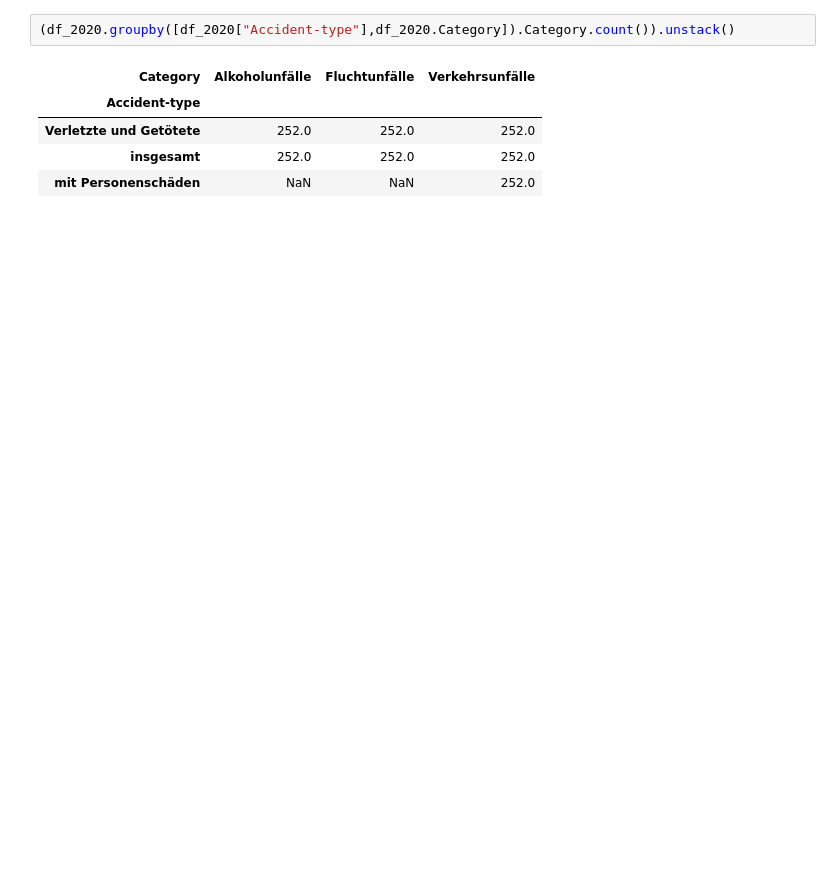
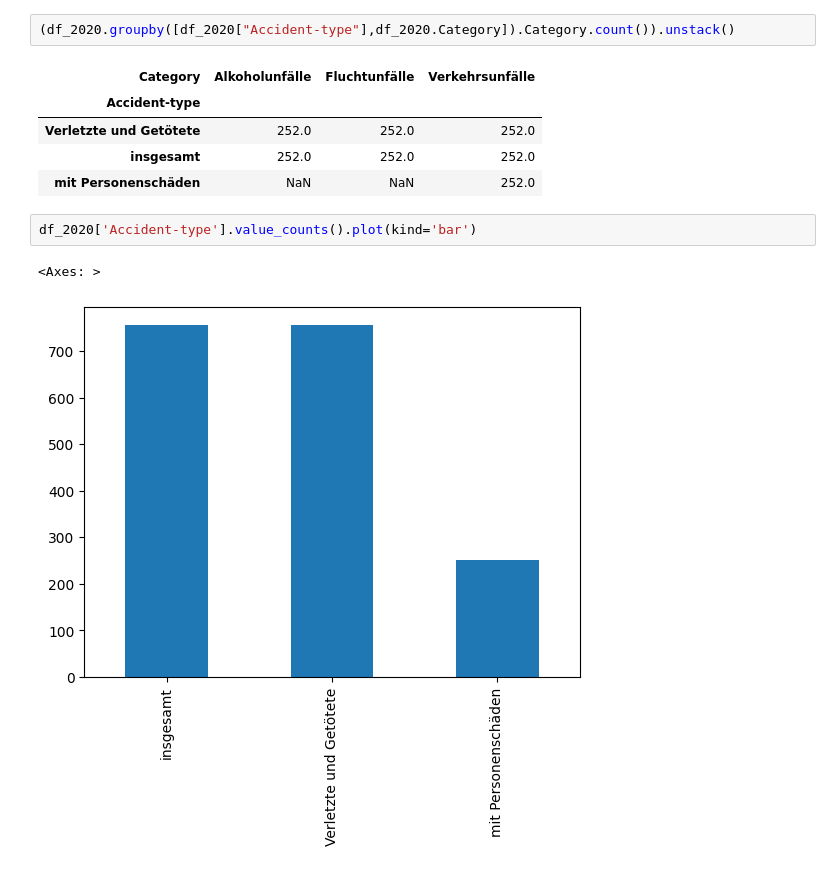
Before and after one commit to Sulochanaakki/munich_accidentdataset_modelbuilding, a Jupyter notebook: Notebook/dataanalysis.ipynb, the cells around one changed output. Drawn from its saved outputs; the diff is of its cells as text; blank space fills up the shorter version.

```diff
--- a/Notebook/dataanalysis.ipynb
+++ b/Notebook/dataanalysis.ipynb
@@ -287,3 +277,8 @@ From the above analysis Verkehrsunfälle accidents are high in all years.
 | Verletzte und Getötete | 252.0 | 252.0 | 252.0 |
 | insgesamt | 252.0 | 252.0 | 252.0 |
 | mit Personenschäden | NaN | NaN | 252.0 |
+# %%
+df_2020['Accident-type'].value_counts().plot(kind='bar')
+# %% [output]
+<Axes: >
+[figure, added]
```
Also changed, not shown: parts of 36 cells of this notebook.
